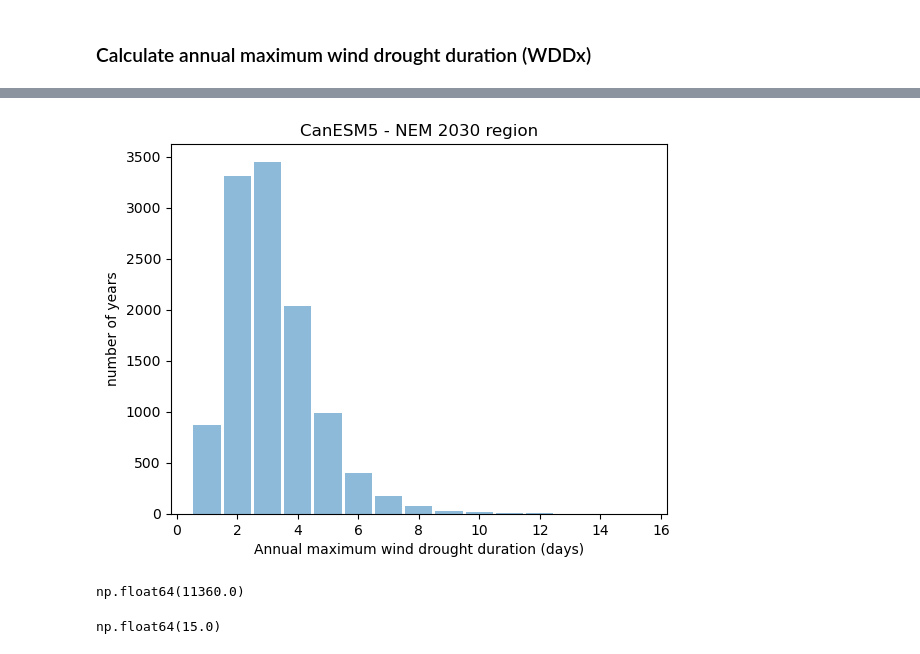
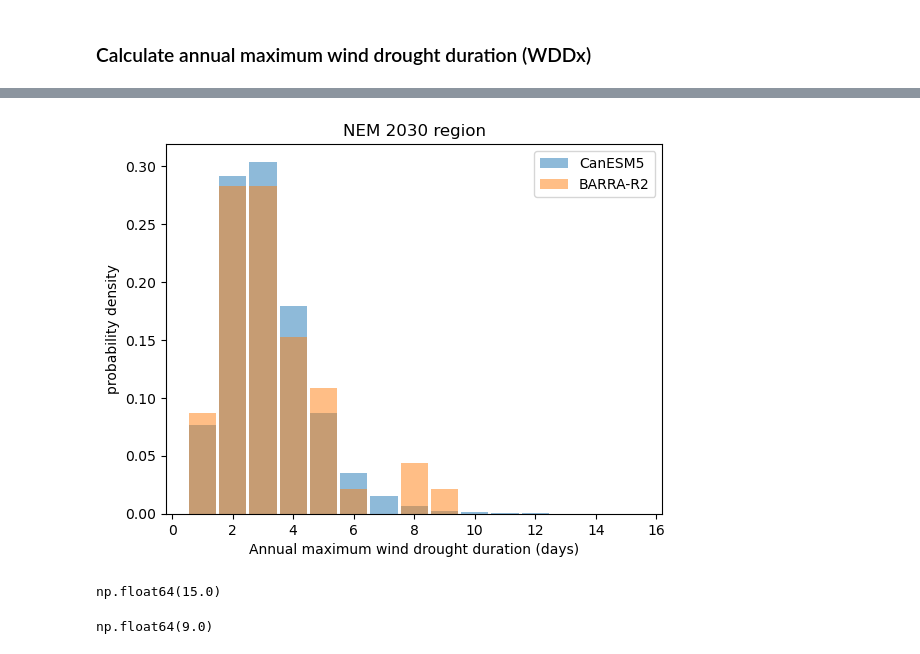
Before and after one commit to AusClimateService/unseen-projects, a Jupyter notebook: project-wind-drought/analysis_CanESM5_nem-2030.ipynb, the cells around one changed output, grey strips where cells are left out. Drawn from its saved outputs; the diff is of its cells as text; code cells hidden in the pictures.

```diff
--- a/project-wind-drought/analysis_CanESM5_nem-2030.ipynb
+++ b/project-wind-drought/analysis_CanESM5_nem-2030.ipynb
@@ -46,5 +66,5 @@ sfcWind_model_data = ds_model['sfcWind'].stack({'sample': ['ensemble', 'init_dat
 # %% [markdown]
 ### Calculate 10th percentile
 # %%
-pctl10 = np.percentile(sfcWind_model_data, 10)
+pctl10_model = np.percentile(sfcWind_model_data, 10)
 # %%
@@ -55,0 +74,2 @@ bins = np.arange(0, 9.5, 0.5)
+# %%
+pctl10_obs = np.percentile(sfcWind_obs_data, 10)
@@ -118,5 +96,5 @@ def calc_wddx_model(ds_model):
 # %%
-wddx_model = calc_wddx_model(ds_model)
+wddx_model = utils.calc_wddx_model(ds_model, pctl10_model)
 # %%
 wddx_model
 # %% [output]
@@ -131 +109,3 @@ Data variables:
     event_length  (ensemble, init_date, lead_time) float64 91kB 3.0 2.0 ... 3.0
+# %%
+wddx_obs = utils.calc_wddx_obs(ds_obs, pctl10_obs)
@@ -132,18 +139,35 @@ Data variables:
 # %%
 bins = np.arange(0.5, 16.5, 1)
-nyears = plt.hist(wddx_model['event_length'].values.flatten(), bins=bins, rwidth=0.9, label='CanESM5', color='tab:blue', alpha=0.5)
+plt.hist(
+    wddx_model['event_length'].values.flatten(),
+    bins=bins,
+    density=True,
+    rwidth=0.9,
+    label='CanESM5',
+    color='tab:blue',
+    alpha=0.5
+)
+plt.hist(
+    wddx_obs['event_length'].values,
+    bins=bins,
+    density=True,
+    rwidth=0.9,
+    label='BARRA-R2',
+    color='tab:orange',
+    alpha=0.5
+)
 plt.xlabel('Annual maximum wind drought duration (days)')
-plt.ylabel('number of years')
-plt.title('CanESM5 - NEM 2030 region')
-#plt.legend()
+plt.ylabel('probability density')
+plt.title('NEM 2030 region')
+plt.legend()
 plt.show()
 # %% [output]
-[figure, old version]
+[figure, new version]
-# %%
-nyears[0].sum()
-# %% [output]
-np.float64(11360.0)
 # %%
 np.nanmax(wddx_model['event_length'].values)
 # %% [output]
 np.float64(15.0)
+# %%
+np.nanmax(wddx_obs['event_length'].values)
+# %% [output]
+np.float64(9.0)
```
Also changed, not shown: parts of 13 cells of this notebook, 1 other file.
